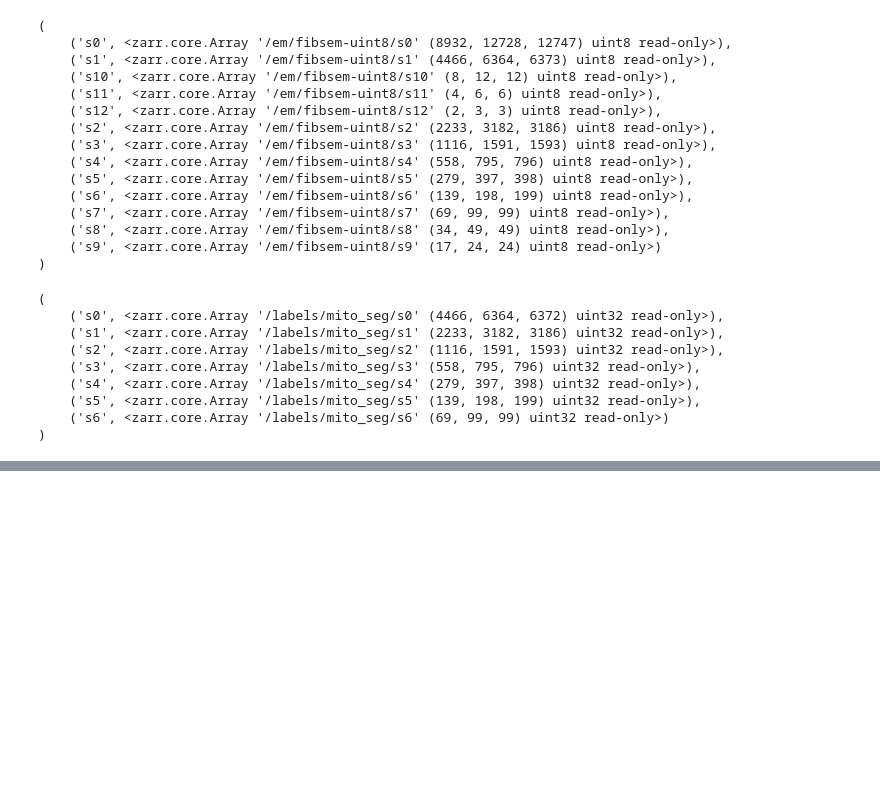
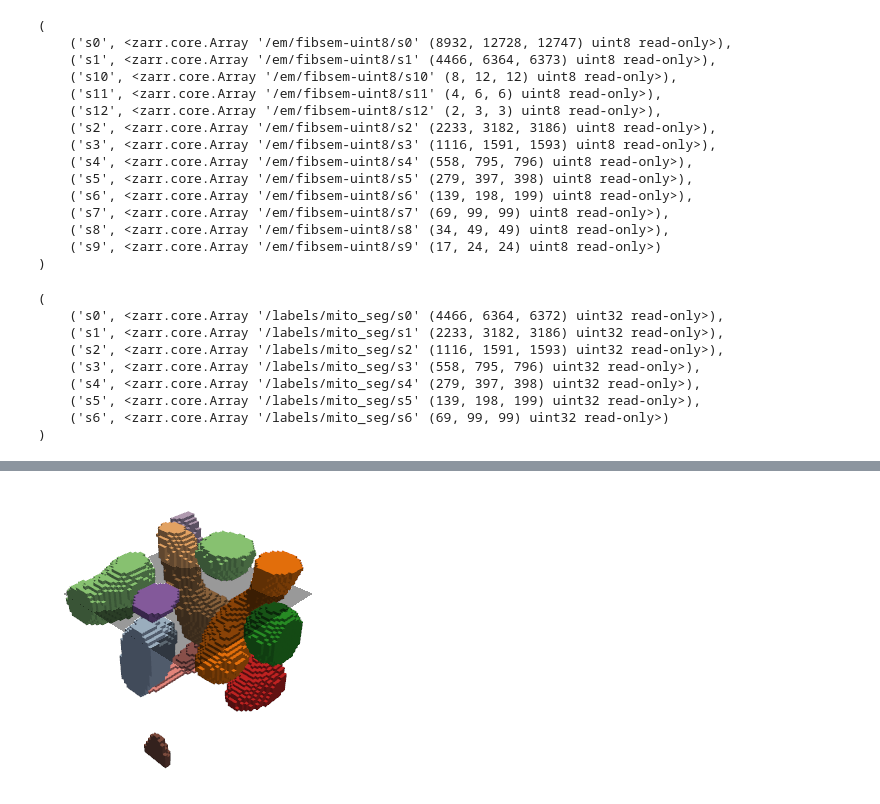
Before and after one commit to trngt/coding-tasks, a Jupyter notebook: task2/Explore_Mito_Data.ipynb, the cells around one changed output, grey strips where cells are left out. Cells and saved outputs as stored; diff of their text form; code cells hidden in the pictures; blank space fills up the shorter version.

Commit message:
Trial code to test visualization of 3d voxel plotting.
- Added functionality to plot 3d voxel imaging with 2d slices.
- Added functionality to add consistent colormaps across 2d and 3d plots

```diff
--- a/task2/Explore_Mito_Data.ipynb
+++ b/task2/Explore_Mito_Data.ipynb
@@ -51,0 +52,4 @@ Physical bounds: z=50972.0, y=8220.0–16348.0, x=8220.0–16348.0 nm
+# %%
+visualizer.plot_segmentation_3d_voxels()
+# %% [output]
+[figure, added]
```
Also changed, not shown: parts of 1 cell of this notebook, 2 other files.
